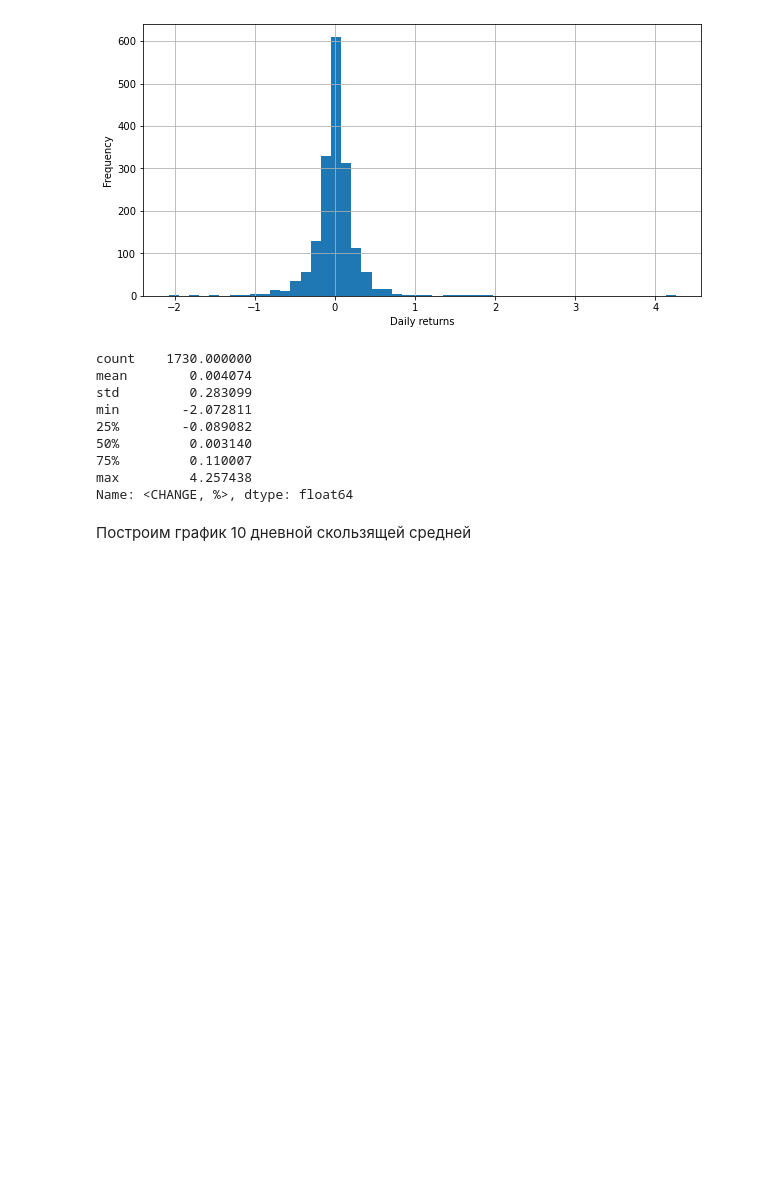
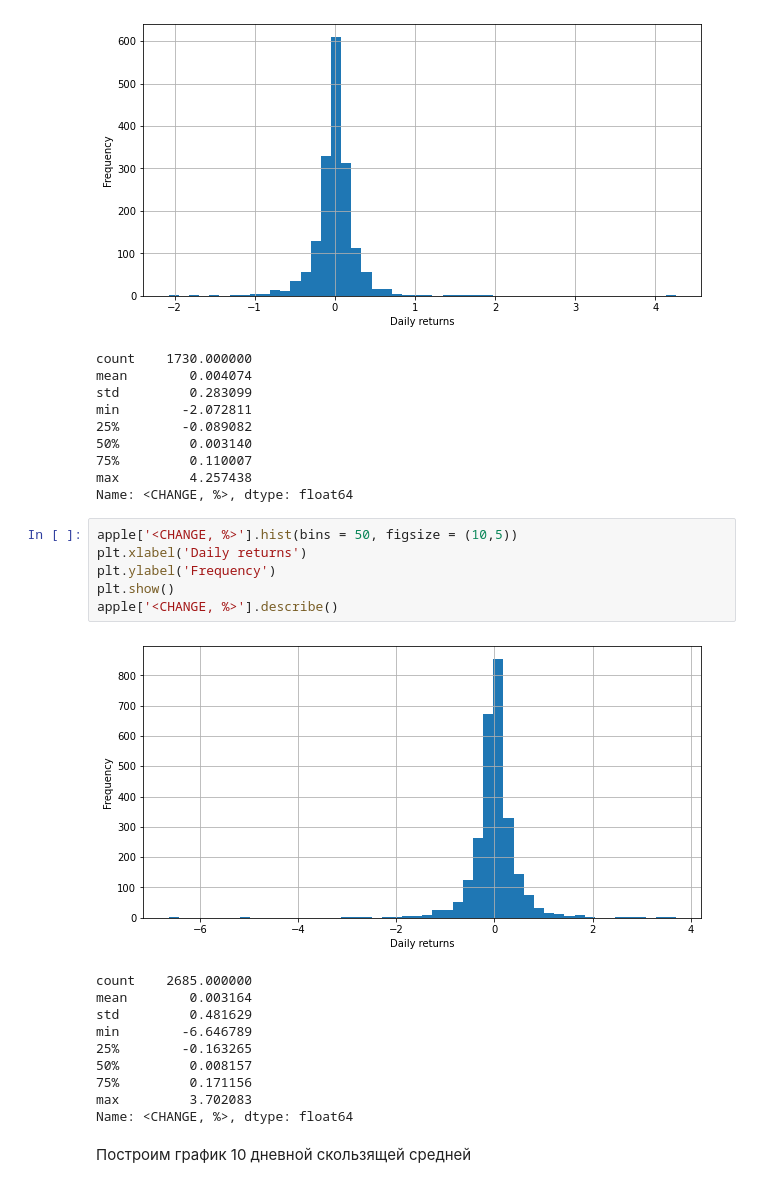
Before and after one commit to ssstoyanov-hse/statistical-analysis, a Jupyter notebook: HW10/HW 10 Stanislav Stoianov.ipynb, the cells around one changed output. Cells and saved outputs as stored; diff of their text form; blank space fills up the shorter version.

```diff
--- a/HW10/HW 10 Stanislav Stoianov.ipynb
+++ b/HW10/HW 10 Stanislav Stoianov.ipynb
@@ -206,6 +221,23 @@ min        -2.072811
 75%         0.110007
 max         4.257438
 Name: <CHANGE, %>, dtype: float64
+# %%
+apple['<CHANGE, %>'].hist(bins = 50, figsize = (10,5))
+plt.xlabel('Daily returns')
+plt.ylabel('Frequency')
+plt.show()
+apple['<CHANGE, %>'].describe()
+# %% [output]
+[figure, added]
+count    2685.000000
+mean        0.003164
+std         0.481629
+min        -6.646789
+25%        -0.163265
+50%         0.008157
+75%         0.171156
+max         3.702083
+Name: <CHANGE, %>, dtype: float64
 # %% [markdown]
 Построим график 10 дневной скользящей средней
 # %%
```
Also changed, not shown: parts of 8 cells of this notebook.
